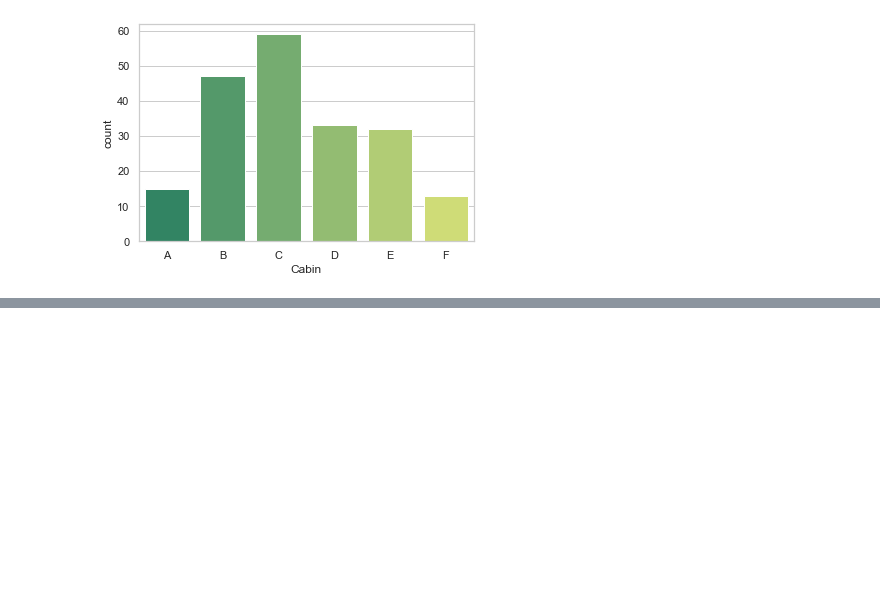
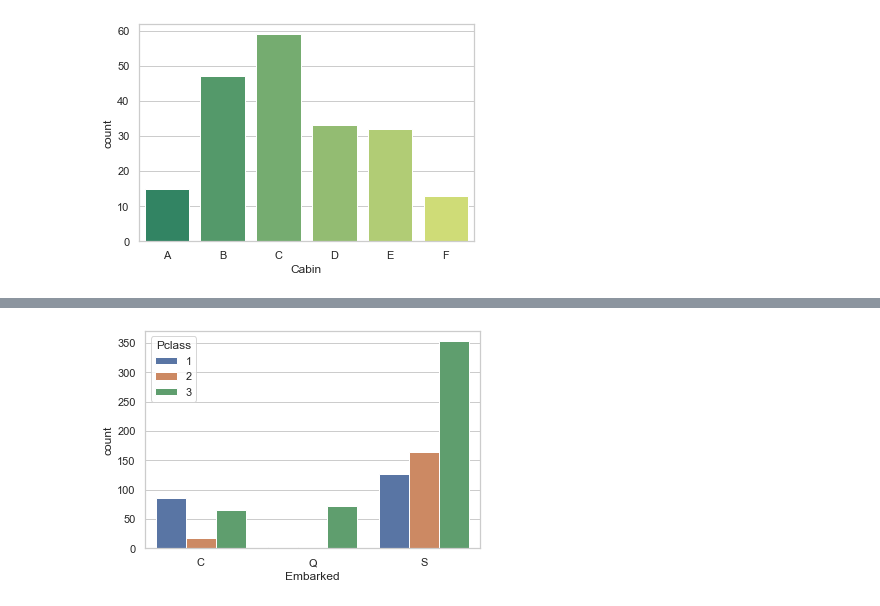
Before and after one commit to jry62/Titanic, a Jupyter notebook: Titanic_Proj.ipynb, the cells around one changed output, grey strips where cells are left out. Saved outputs shown, nothing was run; the diff lists cells and outputs as text; code cells hidden in the pictures; blank space fills up the shorter version.

```diff
--- a/Titanic_Proj.ipynb
+++ b/Titanic_Proj.ipynb
@@ -236,0 +258,6 @@ sns.countplot(x='Cabin', data=cab_df, palette='summer', order=['A', 'B', 'C', 'D
+# %%
+# finding the types of people that boarded the ship and where they were from
+
+sns.countplot(x='Embarked', data=tdf, hue='Pclass', order=['C', 'Q', 'S']);
+# %% [output]
+[figure, added]
```
Also changed, not shown: parts of 2 cells of this notebook.
